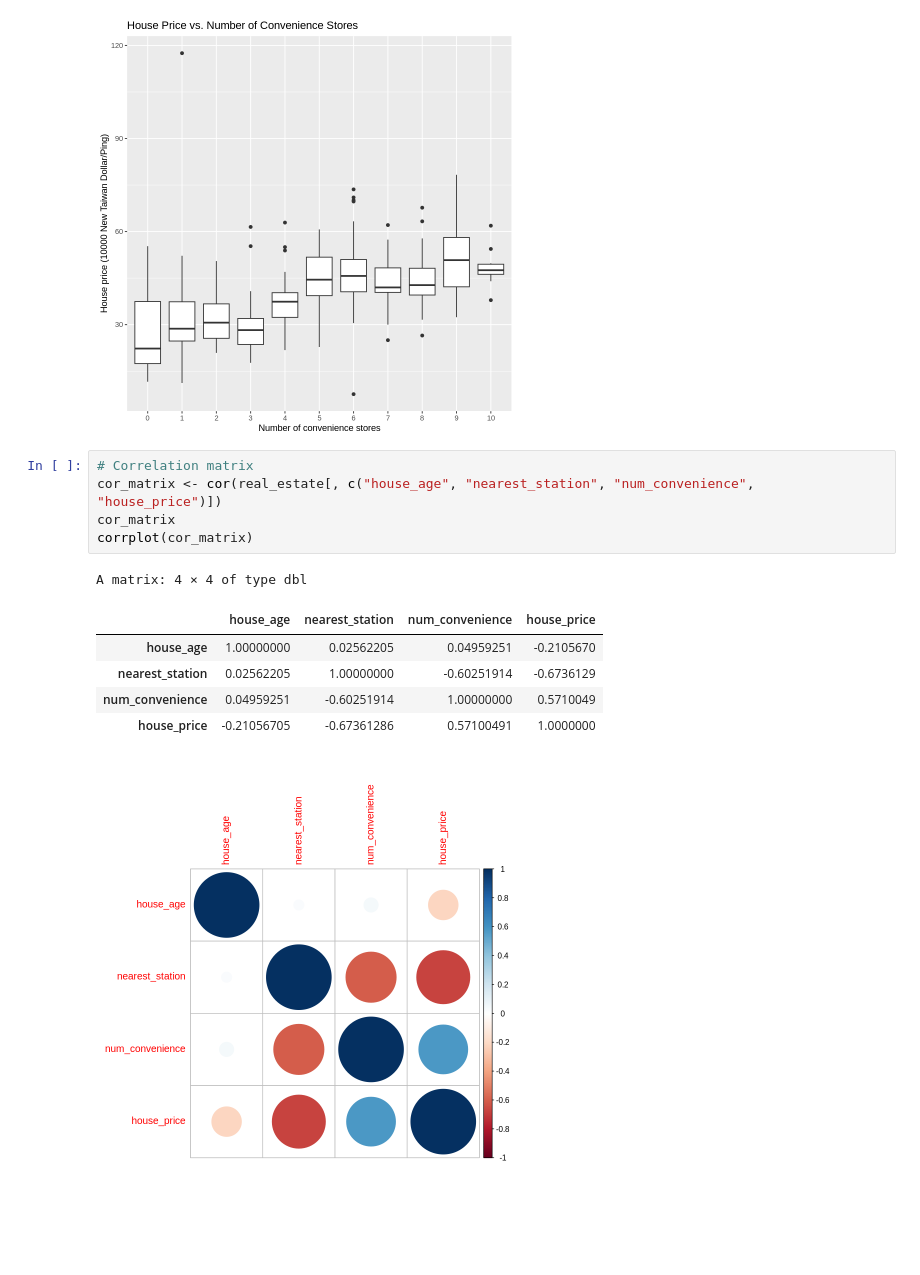
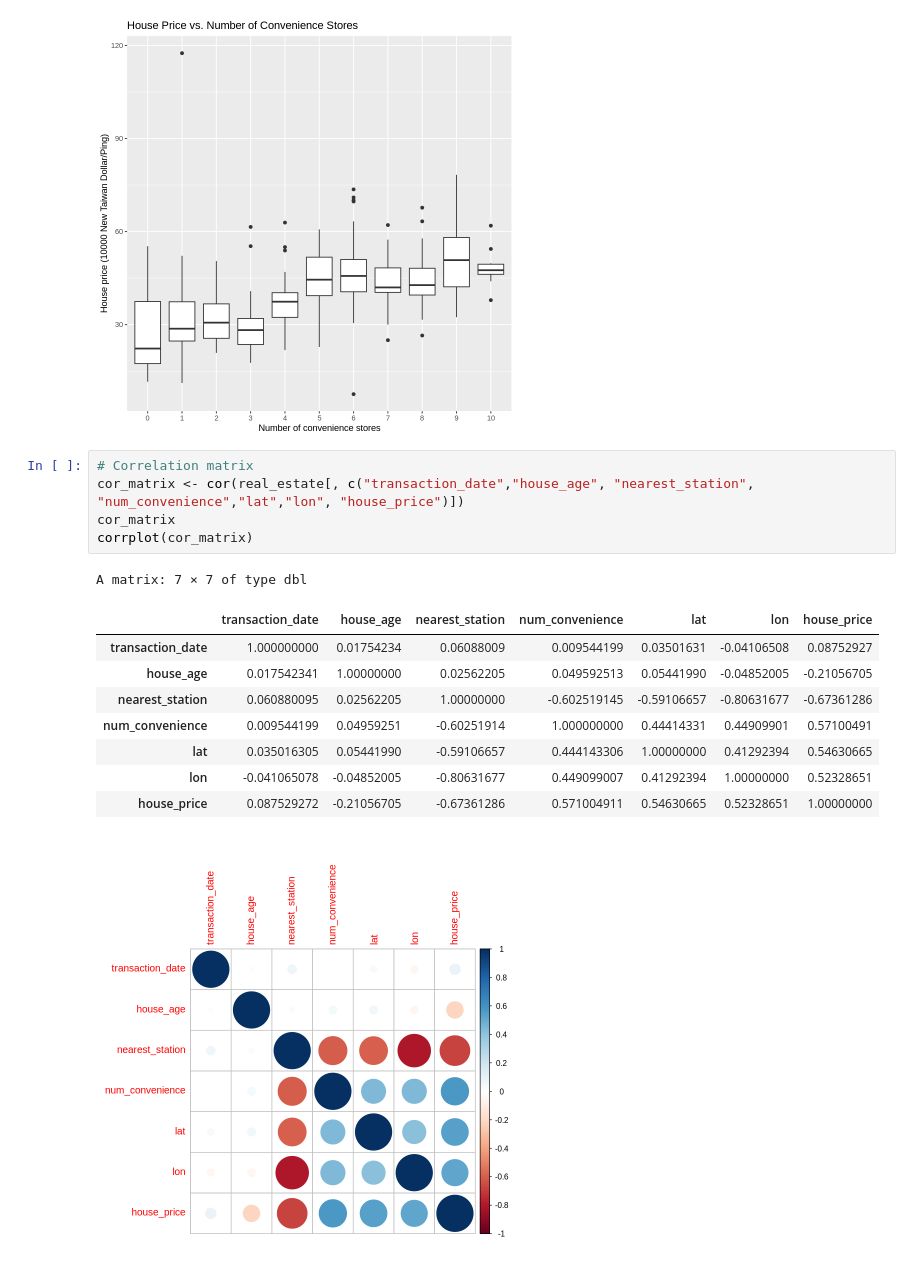
Before and after one commit to KolCrooks/stat306_project, a Jupyter notebook: Project.ipynb, the cells around one changed output. Drawn from its saved outputs; the diff is of its cells as text; blank space fills up the shorter version.

Commit message:
Updated correlation matrix

```diff
--- a/Project.ipynb
+++ b/Project.ipynb
@@ -124,14 +124,17 @@ ggplot(real_estate, aes(x = as.factor(num_convenience), y = house_price)) +
 [figure]
 # %%
 # Correlation matrix
-cor_matrix <- cor(real_estate[, c("house_age", "nearest_station", "num_convenience", "house_price")])
+cor_matrix <- cor(real_estate[, c("transaction_date","house_age", "nearest_station", "num_convenience","lat","lon", "house_price")])
 cor_matrix
 corrplot(cor_matrix)
 # %% [output]
-A matrix: 4 × 4 of type dbl
+A matrix: 7 × 7 of type dbl
-|  | house_age | nearest_station | num_convenience | house_price |
-| house_age | 1.00000000 | 0.02562205 | 0.04959251 | -0.2105670 |
-| nearest_station | 0.02562205 | 1.00000000 | -0.60251914 | -0.6736129 |
-| num_convenience | 0.04959251 | -0.60251914 | 1.00000000 | 0.5710049 |
-| house_price | -0.21056705 | -0.67361286 | 0.57100491 | 1.0000000 |
+|  | transaction_date | house_age | nearest_station | num_convenience | lat | lon | house_price |
+| transaction_date | 1.000000000 | 0.01754234 | 0.06088009 | 0.009544199 | 0.03501631 | -0.04106508 | 0.08752927 |
+| house_age | 0.017542341 | 1.00000000 | 0.02562205 | 0.049592513 | 0.05441990 | -0.04852005 | -0.21056705 |
+| nearest_station | 0.060880095 | 0.02562205 | 1.00000000 | -0.602519145 | -0.59106657 | -0.80631677 | -0.67361286 |
+| num_convenience | 0.009544199 | 0.04959251 | -0.60251914 | 1.000000000 | 0.44414331 | 0.44909901 | 0.57100491 |
+| lat | 0.035016305 | 0.05441990 | -0.59106657 | 0.444143306 | 1.00000000 | 0.41292394 | 0.54630665 |
+| lon | -0.041065078 | -0.04852005 | -0.80631677 | 0.449099007 | 0.41292394 | 1.00000000 | 0.52328651 |
+| house_price | 0.087529272 | -0.21056705 | -0.67361286 | 0.571004911 | 0.54630665 | 0.52328651 | 1.00000000 |
-[figure, old version]
+[figure, new version]
```
